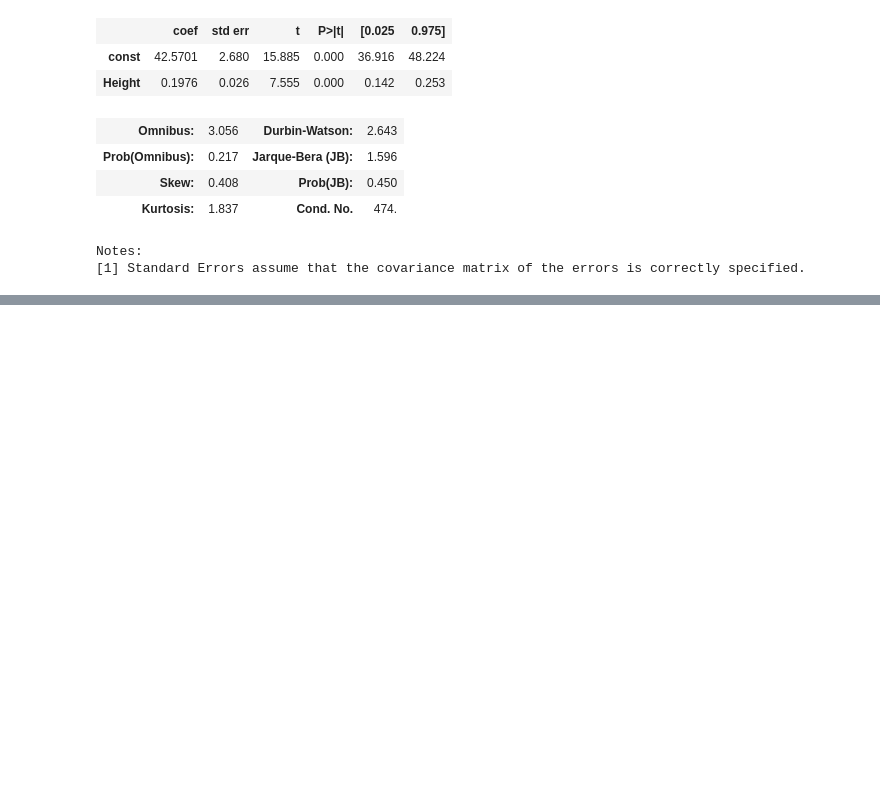
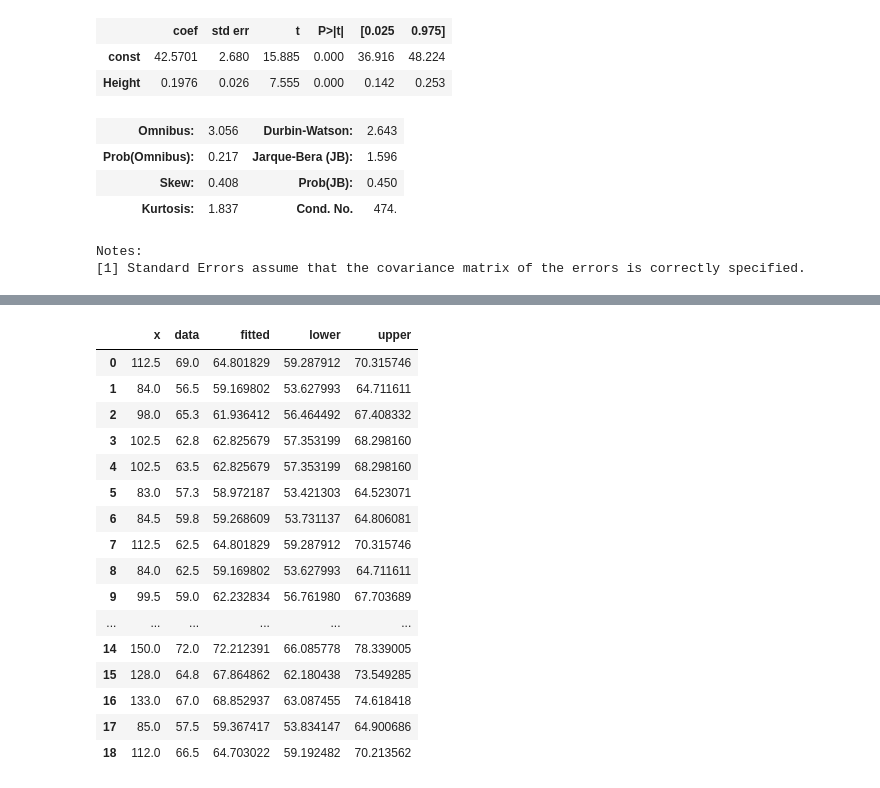
Before and after one commit to mahimai-raja/Data_Analytics, a Jupyter notebook: 02-Basics/Simple_Linear_Regression/lesson_1.ipynb, the cells around one changed output, grey strips where cells are left out. Saved outputs shown, nothing was run; the diff lists cells and outputs as text; code cells hidden in the pictures; blank space fills up the shorter version.

```diff
--- a/02-Basics/Simple_Linear_Regression/lesson_1.ipynb
+++ b/02-Basics/Simple_Linear_Regression/lesson_1.ipynb
@@ -138,0 +169,23 @@ plt.show()
+# %%
+prstd, iv_l, iv_u = wls_prediction_std(est)
+
+clt = pd.concat([x, y, est.fittedvalues, iv_l, iv_u],keys=['x', 'data', 'fitted', 'lower', 'upper'], axis=1)
+clt
+# %% [output]
+|  | x | data | fitted | lower | upper |
+| 0 | 112.5 | 69.0 | 64.801829 | 59.287912 | 70.315746 |
+| 1 | 84.0 | 56.5 | 59.169802 | 53.627993 | 64.711611 |
+| 2 | 98.0 | 65.3 | 61.936412 | 56.464492 | 67.408332 |
+| 3 | 102.5 | 62.8 | 62.825679 | 57.353199 | 68.298160 |
+| 4 | 102.5 | 63.5 | 62.825679 | 57.353199 | 68.298160 |
+| 5 | 83.0 | 57.3 | 58.972187 | 53.421303 | 64.523071 |
+| 6 | 84.5 | 59.8 | 59.268609 | 53.731137 | 64.806081 |
+| 7 | 112.5 | 62.5 | 64.801829 | 59.287912 | 70.315746 |
+| 8 | 84.0 | 62.5 | 59.169802 | 53.627993 | 64.711611 |
+| 9 | 99.5 | 59.0 | 62.232834 | 56.761980 | 67.703689 |
+| ... | ... | ... | ... | ... | ... |
+| 14 | 150.0 | 72.0 | 72.212391 | 66.085778 | 78.339005 |
+| 15 | 128.0 | 64.8 | 67.864862 | 62.180438 | 73.549285 |
+| 16 | 133.0 | 67.0 | 68.852937 | 63.087455 | 74.618418 |
+| 17 | 85.0 | 57.5 | 59.367417 | 53.834147 | 64.900686 |
+| 18 | 112.0 | 66.5 | 64.703022 | 59.192482 | 70.213562 |
```
Also changed, not shown: parts of 15 cells of this notebook.
